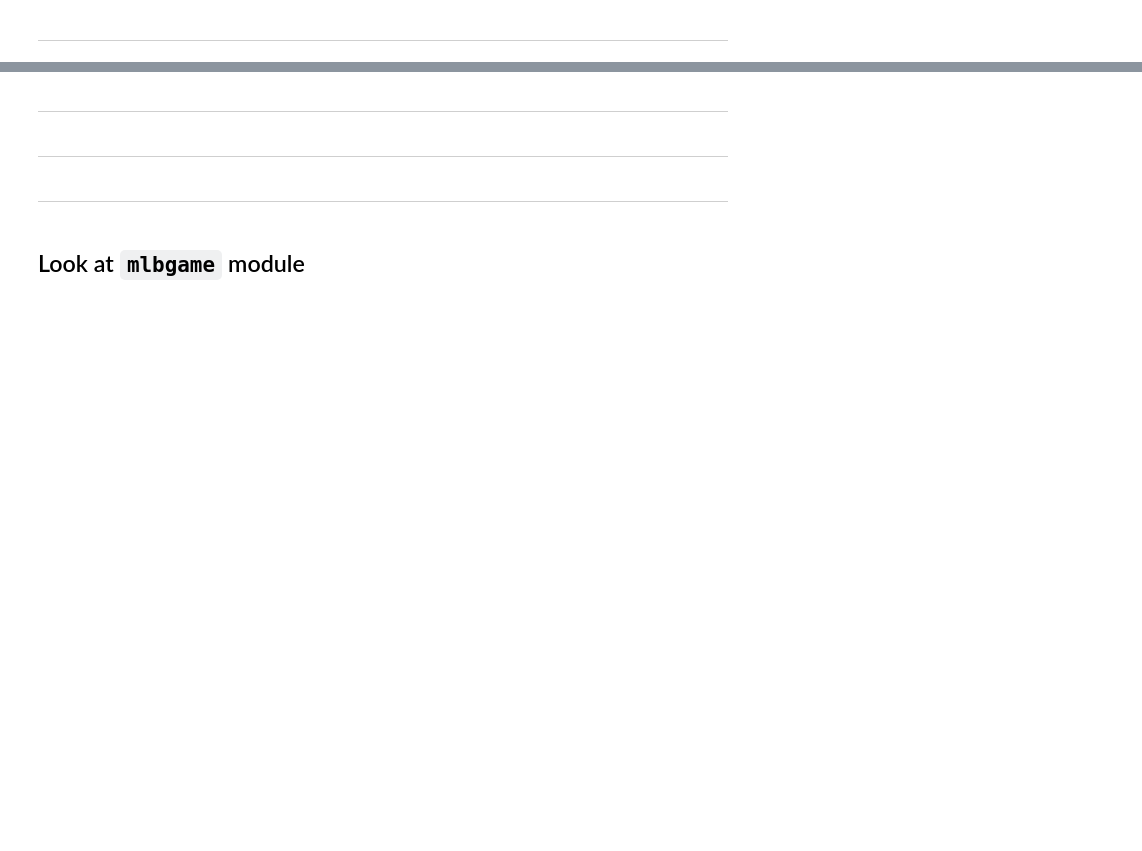
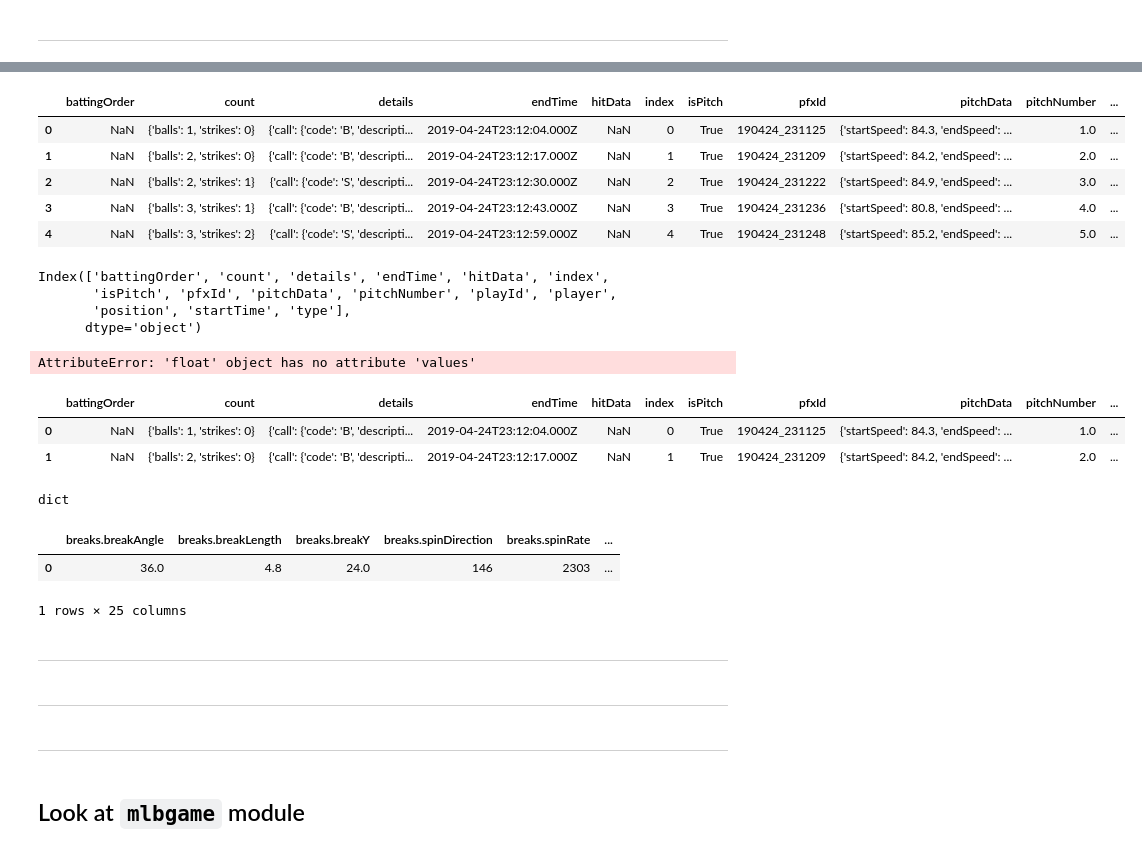
Before and after one commit to MangrobanGit/pitch_ds_baseball_analytics, a Jupyter notebook: explore_statsapi.ipynb, the cells around one changed output, grey strips where cells are left out. Drawn from its saved outputs; the diff is of its cells as text; code cells hidden in the pictures; blank space fills up the shorter version.

```diff
--- a/explore_statsapi.ipynb
+++ b/explore_statsapi.ipynb
@@ -152,0 +456,16 @@ ValueError: arrays must all be same length
+# %%
+yyy.head()
+# %% [output]
+|  | battingOrder | count | details | endTime | hitData | index | isPitch | pfxId | pitchData | pitchNumber | ... |
+| 0 | NaN | {'balls': 1, 'strikes': 0} | {'call': {'code': 'B', 'descripti... | 2019-04-24T23:12:04.000Z | NaN | 0 | True | 190424_231125 | {'startSpeed': 84.3, 'endSpeed': ... | 1.0 | ... |
+| 1 | NaN | {'balls': 2, 'strikes': 0} | {'call': {'code': 'B', 'descripti... | 2019-04-24T23:12:17.000Z | NaN | 1 | True | 190424_231209 | {'startSpeed': 84.2, 'endSpeed': ... | 2.0 | ... |
+| 2 | NaN | {'balls': 2, 'strikes': 1} | {'call': {'code': 'S', 'descripti... | 2019-04-24T23:12:30.000Z | NaN | 2 | True | 190424_231222 | {'startSpeed': 84.9, 'endSpeed': ... | 3.0 | ... |
+| 3 | NaN | {'balls': 3, 'strikes': 1} | {'call': {'code': 'B', 'descripti... | 2019-04-24T23:12:43.000Z | NaN | 3 | True | 190424_231236 | {'startSpeed': 80.8, 'endSpeed': ... | 4.0 | ... |
+| 4 | NaN | {'balls': 3, 'strikes': 2} | {'call': {'code': 'S', 'descripti... | 2019-04-24T23:12:59.000Z | NaN | 4 | True | 190424_231248 | {'startSpeed': 85.2, 'endSpeed': ... | 5.0 | ... |
+# %%
+yyy.columns
+# %% [output]
+Index(['battingOrder', 'count', 'details', 'endTime', 'hitData', 'index',
+       'isPitch', 'pfxId', 'pitchData', 'pitchNumber', 'playId', 'player',
+       'position', 'startTime', 'type'],
+      dtype='object')
@@ -152,0 +491,10 @@ ValueError: arrays must all be same length
+# %%
+aaa = json_normalize(yyy['pitchData'].tolist()).add_prefix('col_pitch_data.')
+# %% [output]
+AttributeError: 'float' object has no attribute 'values'
+# %%
+yyy.head(2)
+# %% [output]
+|  | battingOrder | count | details | endTime | hitData | index | isPitch | pfxId | pitchData | pitchNumber | ... |
+| 0 | NaN | {'balls': 1, 'strikes': 0} | {'call': {'code': 'B', 'descripti... | 2019-04-24T23:12:04.000Z | NaN | 0 | True | 190424_231125 | {'startSpeed': 84.3, 'endSpeed': ... | 1.0 | ... |
+| 1 | NaN | {'balls': 2, 'strikes': 0} | {'call': {'code': 'B', 'descripti... | 2019-04-24T23:12:17.000Z | NaN | 1 | True | 190424_231209 | {'startSpeed': 84.2, 'endSpeed': ... | 2.0 | ... |
@@ -153,3 +503,13 @@ ValueError: arrays must all be same length
+# %%
+type(pitch_data_example)
+# %% [output]
+dict
+# %%
+json_normalize(pitch_data_example)
+# %% [output]
+|  | breaks.breakAngle | breaks.breakLength | breaks.breakY | breaks.spinDirection | breaks.spinRate | ... |
+| 0 | 36.0 | 4.8 | 24.0 | 146 | 2303 | ... |
+1 rows × 25 columns
 # %% [markdown]
 ---
 # %% [markdown]
```
Also changed, not shown: parts of 64 cells of this notebook.
